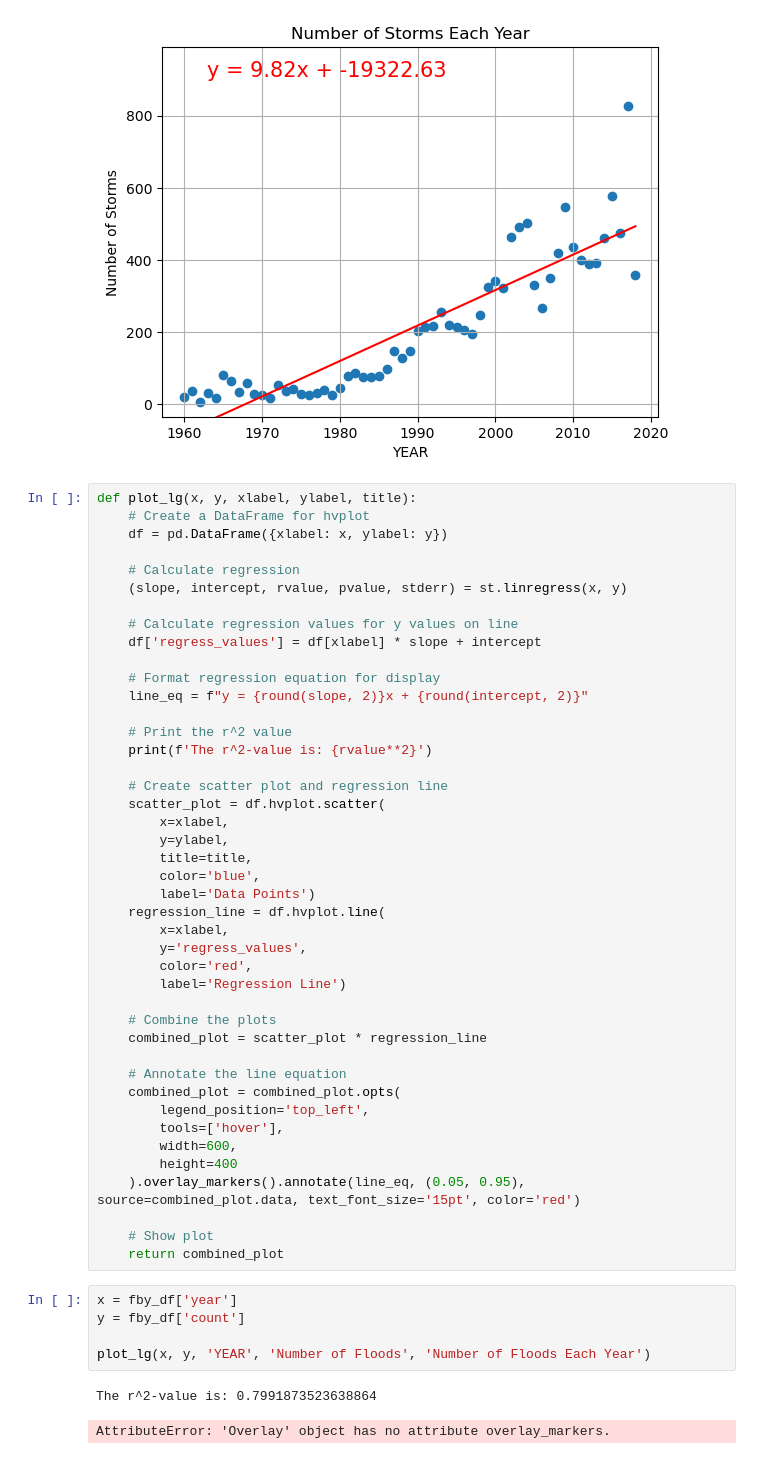
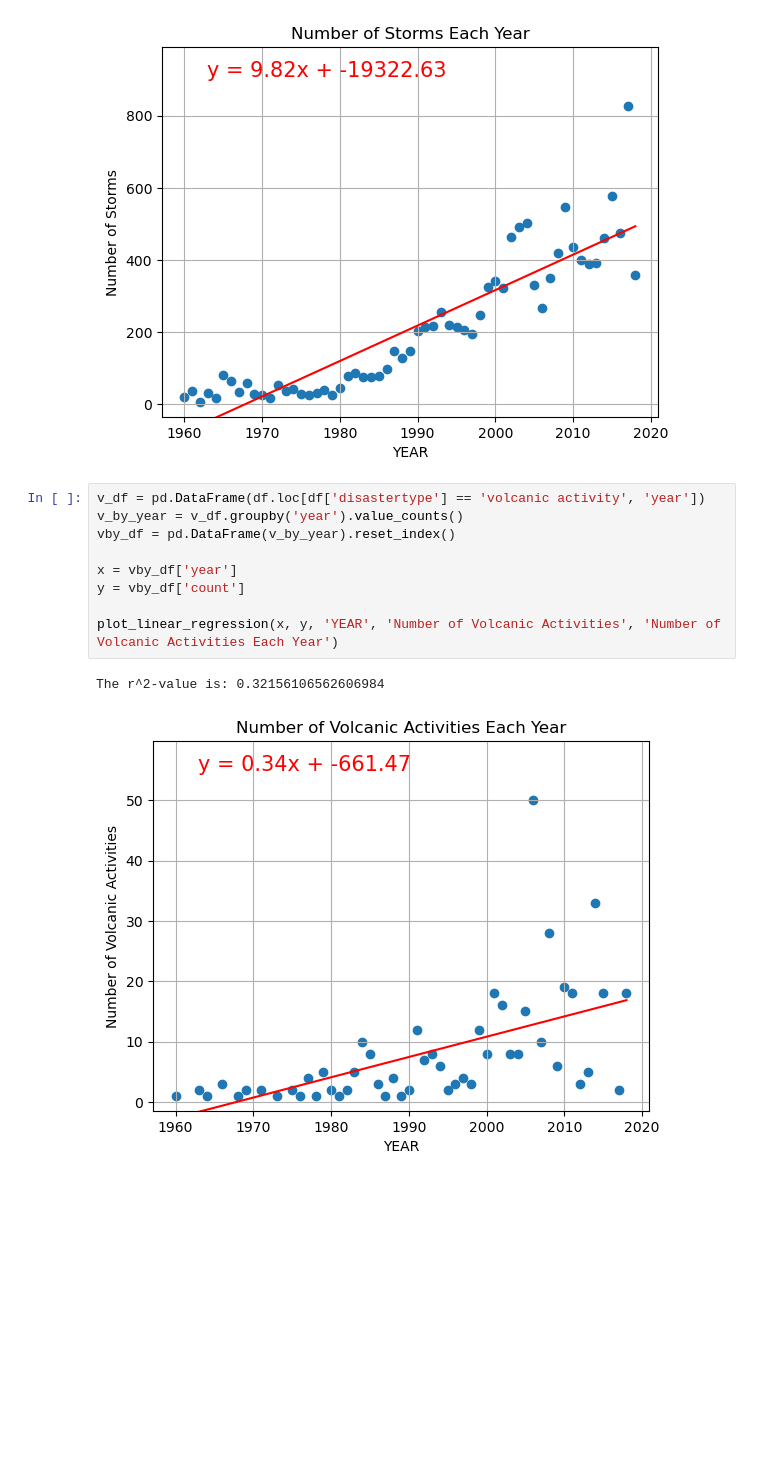
Before and after one commit to andrewplane/project_one, a Jupyter notebook: andrew.ipynb, the cells around one changed output. Drawn from its saved outputs; the diff is of its cells as text; blank space fills up the shorter version.

```diff
--- a/andrew.ipynb
+++ b/andrew.ipynb
@@ -292,54 +292,15 @@ plot_linear_regression(x, y, 'YEAR', 'Number of Storms', 'Number of Storms Each
 # %% [output]
 The r^2-value is: 0.805916332428345
 [figure]
-# %%
-def plot_lg(x, y, xlabel, ylabel, title):
-    # Create a DataFrame for hvplot
-    df = pd.DataFrame({xlabel: x, ylabel: y})
-
-    # Calculate regression
-    (slope, intercept, rvalue, pvalue, stderr) = st.linregress(x, y)
-
-    # Calculate regression values for y values on line
-    df['regress_values'] = df[xlabel] * slope + intercept
-
-    # Format regression equation for display
-    line_eq = f"y = {round(slope, 2)}x + {round(intercept, 2)}"
-
-    # Print the r^2 value
-    print(f'The r^2-value is: {rvalue**2}')
-
-    # Create scatter plot and regression line
-    scatter_plot = df.hvplot.scatter(
-        x=xlabel,
-        y=ylabel,
-        title=title,
-        color='blue',
-        label='Data Points')
-    regression_line = df.hvplot.line(
-        x=xlabel,
-        y='regress_values',
-        color='red',
-        label='Regression Line')
-
-    # Combine the plots
-    combined_plot = scatter_plot * regression_line
-
-    # Annotate the line equation
-    combined_plot = combined_plot.opts(
-        legend_position='top_left',
-        tools=['hover'],
-        width=600,
-        height=400
-    ).overlay_markers().annotate(line_eq, (0.05, 0.95), source=combined_plot.data, text_font_size='15pt', color='red')
-
-    # Show plot
-    return combined_plot
-# %%
-x = fby_df['year']
-y = fby_df['count']
-
-plot_lg(x, y, 'YEAR', 'Number of Floods', 'Number of Floods Each Year')
-# %% [output]
-The r^2-value is: 0.7991873523638864
-AttributeError: 'Overlay' object has no attribute overlay_markers.
+# %%
+v_df = pd.DataFrame(df.loc[df['disastertype'] == 'volcanic activity', 'year'])
+v_by_year = v_df.groupby('year').value_counts()
+vby_df = pd.DataFrame(v_by_year).reset_index()
+
+x = vby_df['year']
+y = vby_df['count']
+
+plot_linear_regression(x, y, 'YEAR', 'Number of Volcanic Activities', 'Number of Volcanic Activities Each Year')
+# %% [output]
+The r^2-value is: 0.32156106562606984
+[figure, added]
```
Also changed, not shown: parts of 11 cells of this notebook.
